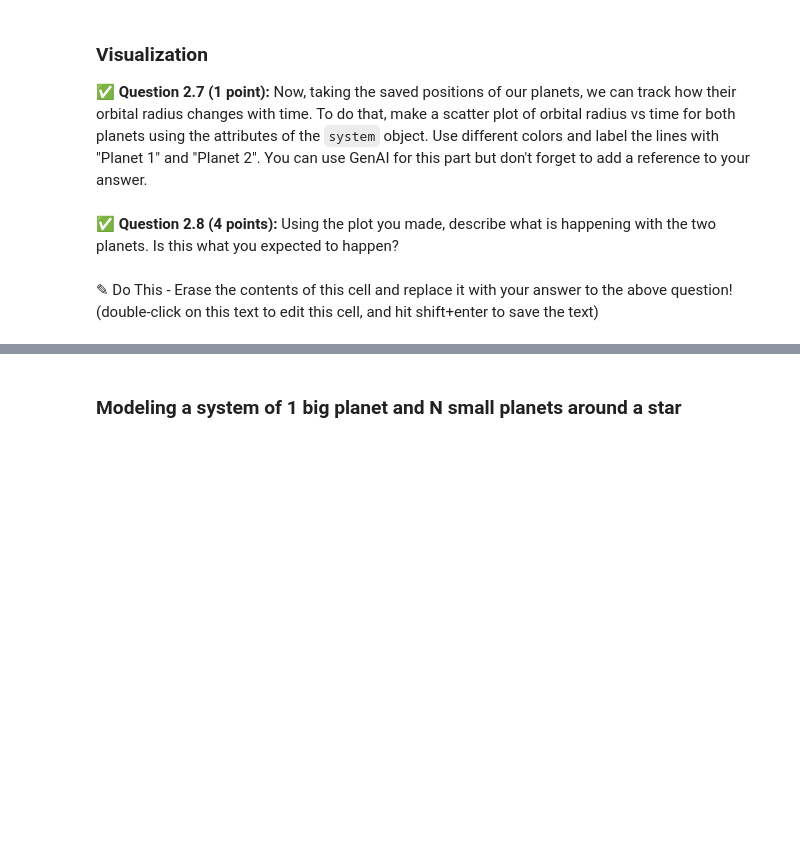
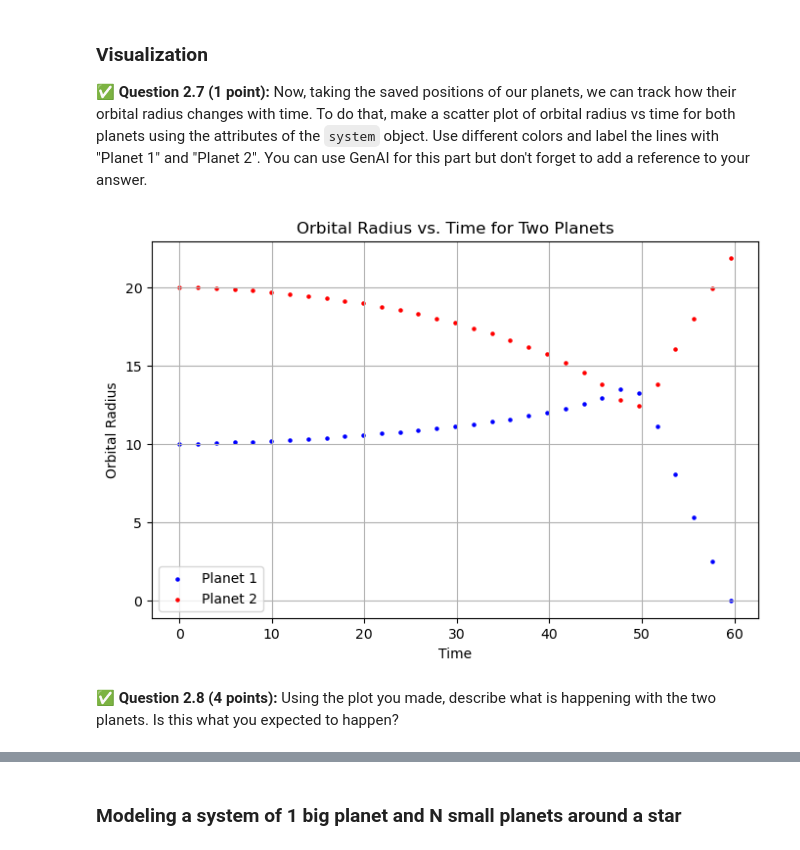
Before and after one commit to mcleesja/CMSE202-f25-turnin1, a Jupyter notebook: hw-02/HW02_Part1-Orbits-SS25-McLees.ipynb, the cells around one changed output, grey strips where cells are left out. Saved outputs shown, nothing was run; the diff lists cells and outputs as text; code cells hidden in the pictures; blank space fills up the shorter version.

```diff
--- a/hw-02/HW02_Part1-Orbits-SS25-McLees.ipynb
+++ b/hw-02/HW02_Part1-Orbits-SS25-McLees.ipynb
@@ -254,6 +254,8 @@ If we have a system of 2 planets orbiting a star, these planets interact with ea
 def calculate_forces(planet1, planet2):
     ## NOTE: this finds the force planet2 exerts on planet1.
     ## ADD YOUR DOSCTRING HERE
+    ''' a function used to calculate the forces exerted on one planet to another in both the x and y dimension.
+    It accounts for both masses along with the distance between them '''
     force_x = planet2.mass * planet1.mass * (planet2.x - planet1.x) / ((planet2.x - planet1.x)**2 + (planet2.y - planet1.y)**2)**(1.5)
     force_y = planet2.mass * planet1.mass *  (planet2.y - planet1.y) / ((planet2.x - planet1.x)**2 + (planet2.y - planet1.y)**2)**(1.5)
     force_radial = force_x * planet1.x/planet1.radius + force_y * planet1.y/planet1.radius
@@ -263,7 +265,8 @@ def take_step(planet, force, delta_time):
     ##NOTE: this function calculates the step that planet takes in delta_t time of the simulation and updates the properties of the planet.
     ##There is no return because the changes are done to the planet directly.
     ## ADD YOUR DOSCTRING HERE
-
+    ''' using the acceleration, velocity, and the planet's radius, this function calculates how the velocity, radius, and position of the planet
+    will change until the planet radius becomes 0 in which the planet will be terminated. The orbital period is also updated'''
     acceleration = force / planet.mass
     radius_change = 0.5 * acceleration * delta_time**2 + planet.velocity_radial * delta_time
     velocity_change = acceleration * delta_time
@@ -348,7 +442,7 @@ Methods:
 # %%
 pl1 = Planet(1, 10, 400) # planet with mass 1, radius 10 and star mass 400
 pl2 = Planet(1, 20, 400) # planet with mass 1, radius 20 and star mass 400
-system = System(400,) # fill in the needed arguments
+system = System(400, pl1, pl2) # fill in the needed arguments
 system.evolve(2000)
 # %% [markdown]
 ### Visualization
@@ -359,4 +451,28 @@ system.evolve(2000)
+# %%
+# your code here
+import matplotlib.pyplot as plt
+
+# Extract time and orbital radius data for both planets
+time_steps = [point[0] for point in system.planet1_pos]
+planet1_radii = [point[1] for point in system.planet1_pos]
+planet2_radii = [point[1] for point in system.planet2_pos]
+
+# Create scatter plot
+plt.figure(figsize=(8, 5))
+plt.scatter(time_steps, planet1_radii, color='blue', label='Planet 1', s=5)  # Small dots for clarity
+plt.scatter(time_steps, planet2_radii, color='red', label='Planet 2', s=5)
+
+# Labels and title
+plt.xlabel("Time")
+plt.ylabel("Orbital Radius")
+plt.title("Orbital Radius vs. Time for Two Planets")
+plt.legend()
+plt.grid(True)
+
+# Show the plot
+plt.show()
+#OpenAI. 2025. ChatGPT. Accessed March 18, 2025. https://openai.com/chatgpt.
+# %% [output]
+[figure, added]
 # %% [markdown]
 ✅ **Question 2.8 (4 points):** Using the plot you made, describe what is happening with the two planets. Is this what you expected to happen?
-# %% [markdown]
-✎ Do This - Erase the contents of this cell and replace it with your answer to the above question! (double-click on this text to edit this cell, and hit shift+enter to save the text)
```
Also changed, not shown: parts of 26 cells of this notebook.
